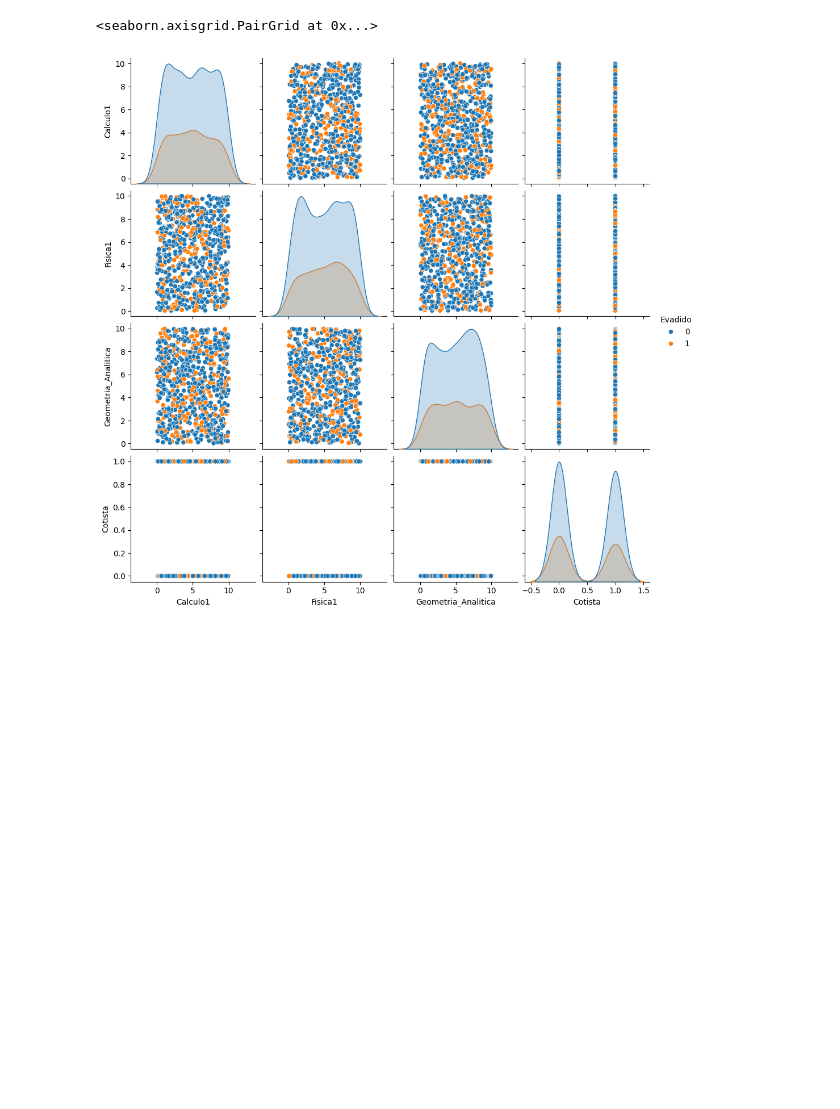
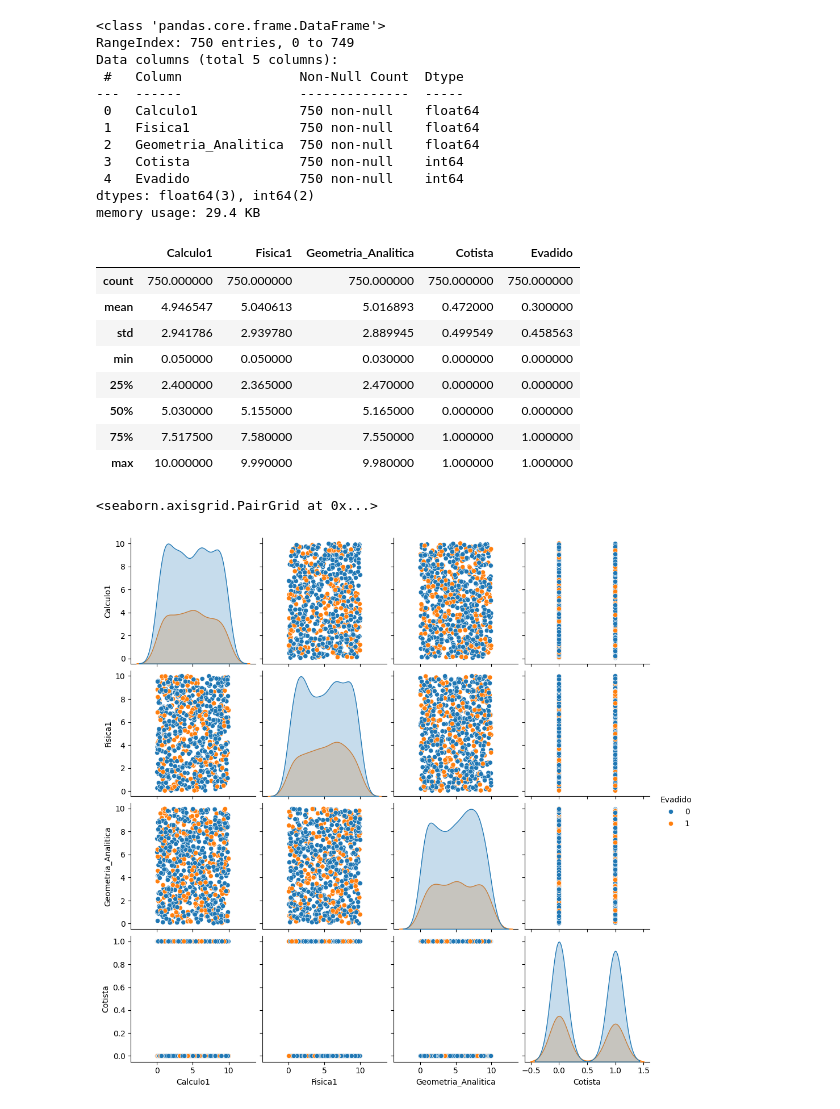
Before and after one commit to guilhermeugenio/Machine-Learning, a Jupyter notebook: code/RandomForest.ipynb, the cells around one changed output. Drawn from its saved outputs; the diff is of its cells as text; code cells hidden in the pictures; blank space fills up the shorter version.

Commit message:
Melhorando o dataframe

```diff
--- a/code/teste1.ipynb
+++ b/code/RandomForest.ipynb
@@ -7,6 +19,29 @@ df.head()#
 # %%
-dfI=df.drop(['Semestre','Nome'], axis=1)
+#Removendo colunas que não tem relação com a evasão
+df.drop(['Semestre','Nome'], axis=1,inplace=True)
 # %%
-dfI.info()
-dfI.describe()
+df.info()
+df.describe()
+# %% [output]
+<class 'pandas.core.frame.DataFrame'>
+RangeIndex: 750 entries, 0 to 749
+Data columns (total 5 columns):
+ #   Column               Non-Null Count  Dtype
+---  ------               --------------  -----
+ 0   Calculo1             750 non-null    float64
+ 1   Fisica1              750 non-null    float64
+ 2   Geometria_Analitica  750 non-null    float64
+ 3   Cotista              750 non-null    int64
+ 4   Evadido              750 non-null    int64
+dtypes: float64(3), int64(2)
+memory usage: 29.4 KB
+|  | Calculo1 | Fisica1 | Geometria_Analitica | Cotista | Evadido |
+| count | 750.000000 | 750.000000 | 750.000000 | 750.000000 | 750.000000 |
+| mean | 4.946547 | 5.040613 | 5.016893 | 0.472000 | 0.300000 |
+| std | 2.941786 | 2.939780 | 2.889945 | 0.499549 | 0.458563 |
+| min | 0.050000 | 0.050000 | 0.030000 | 0.000000 | 0.000000 |
+| 25% | 2.400000 | 2.365000 | 2.470000 | 0.000000 | 0.000000 |
+| 50% | 5.030000 | 5.155000 | 5.165000 | 0.000000 | 0.000000 |
+| 75% | 7.517500 | 7.580000 | 7.550000 | 1.000000 | 1.000000 |
+| max | 10.000000 | 9.990000 | 9.980000 | 1.000000 | 1.000000 |
 # %%
```
Also changed, not shown: parts of 11 cells of this notebook.
